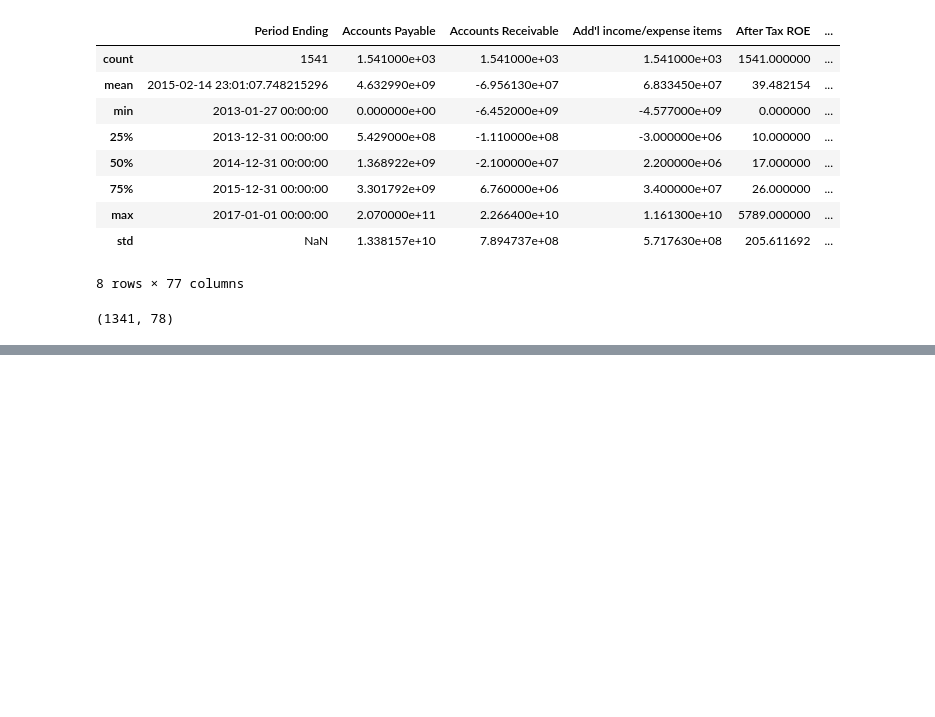
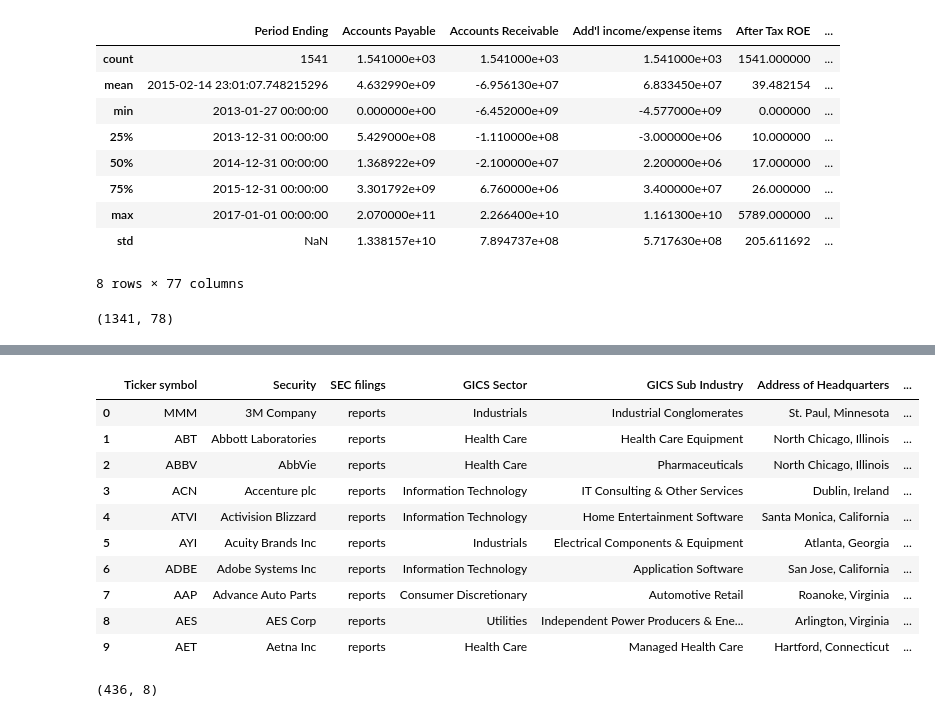
Before and after one commit to griffinschwab/NYSE-ML-Project, a Jupyter notebook: clean-and-wrangle-data.ipynb, the cells around one changed output, grey strips where cells are left out. Saved outputs shown, nothing was run; the diff lists cells and outputs as text; code cells hidden in the pictures; blank space fills up the shorter version.

Commit message:
Clean securities

```diff
--- a/clean-and-wrangle-data.ipynb
+++ b/clean-and-wrangle-data.ipynb
@@ -236,0 +256,20 @@ fundamentals_df.shape
+# %%
+securities_df.head(10)
+# %% [output]
+|  | Ticker symbol | Security | SEC filings | GICS Sector | GICS Sub Industry | Address of Headquarters | ... |
+| 0 | MMM | 3M Company | reports | Industrials | Industrial Conglomerates | St. Paul, Minnesota | ... |
+| 1 | ABT | Abbott Laboratories | reports | Health Care | Health Care Equipment | North Chicago, Illinois | ... |
+| 2 | ABBV | AbbVie | reports | Health Care | Pharmaceuticals | North Chicago, Illinois | ... |
+| 3 | ACN | Accenture plc | reports | Information Technology | IT Consulting & Other Services | Dublin, Ireland | ... |
+| 4 | ATVI | Activision Blizzard | reports | Information Technology | Home Entertainment Software | Santa Monica, California | ... |
+| 5 | AYI | Acuity Brands Inc | reports | Industrials | Electrical Components & Equipment | Atlanta, Georgia | ... |
+| 6 | ADBE | Adobe Systems Inc | reports | Information Technology | Application Software | San Jose, California | ... |
+| 7 | AAP | Advance Auto Parts | reports | Consumer Discretionary | Automotive Retail | Roanoke, Virginia | ... |
+| 8 | AES | AES Corp | reports | Utilities | Independent Power Producers & Ene... | Arlington, Virginia | ... |
+| 9 | AET | Aetna Inc | reports | Health Care | Managed Health Care | Hartford, Connecticut | ... |
+# %%
+# Remove all stocks that are not in 2018 data.
+securities_df = securities_df[securities_df['Ticker symbol'].isin(tickers_2018)]
+securities_df.shape
+# %% [output]
+(436, 8)
```
Also changed, not shown: parts of 9 cells of this notebook, 1 other file.
